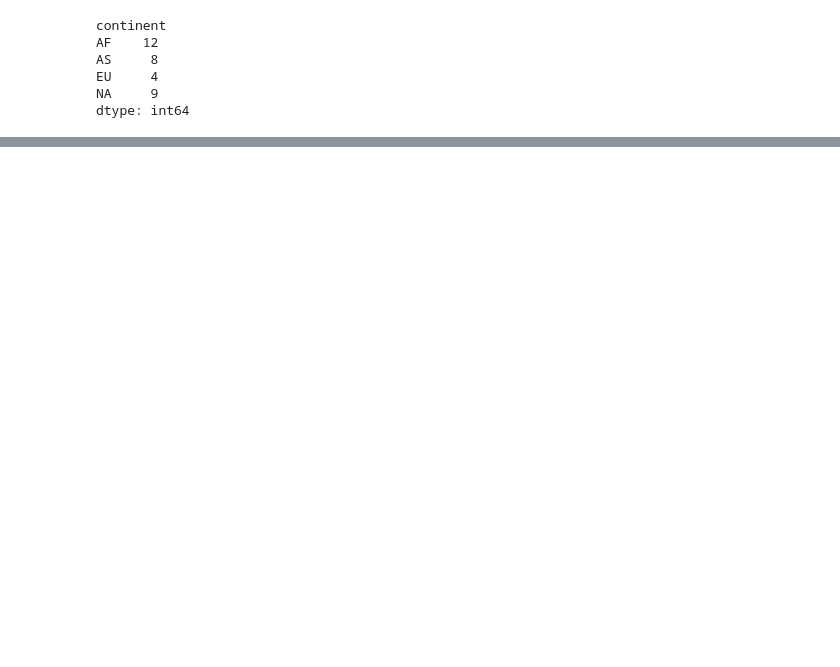
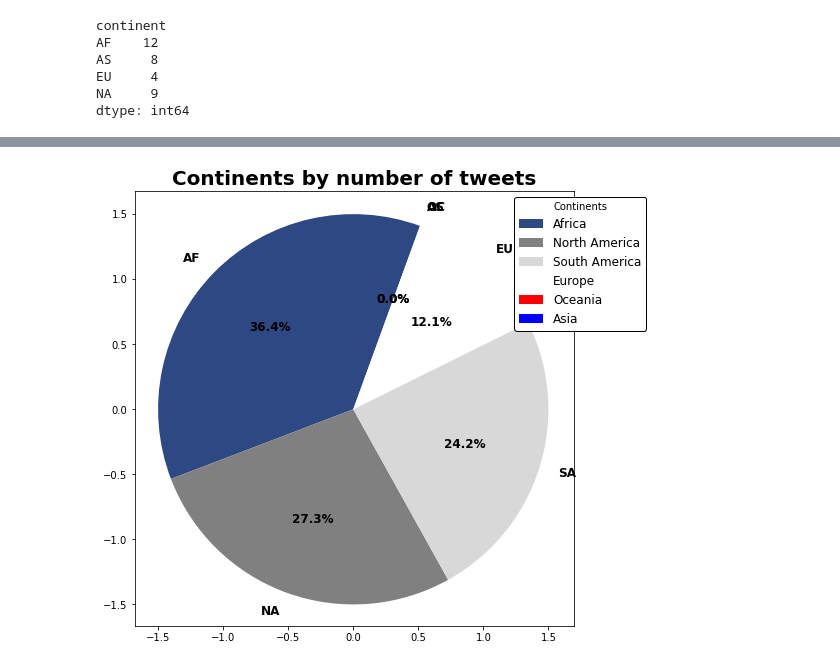
Before and after one commit to Ayoubkassi/Twitter_Comercial_Segments, a Jupyter notebook: Data_analysis.ipynb, the cells around one changed output, grey strips where cells are left out. Saved outputs shown, nothing was run; the diff lists cells and outputs as text; code cells hidden in the pictures; blank space fills up the shorter version.

```diff
--- a/Data_analysis.ipynb
+++ b/Data_analysis.ipynb
@@ -174,0 +154,37 @@ plt.show()
+# %%
+
+s = [12, 9, 8, 4, 0, 0]
+new = ['AF', 'NA', 'SA', 'EU', 'OC', 'AS']
+explode = (0, 0, 0, 0, 0, 0)
+
+colors = ['#2e4884', 'grey', '#d8d8d8', 'w', 'r', 'b']
+
+fig, ax = plt.subplots(figsize=(8, 8))
+patches, texts, autotexts = ax.pie(s, explode=explode, labels=new,
+                                   colors=colors,
+                                   autopct='%1.1f%%',
+                                   shadow=False,
+                                   startangle=70,
+                                   radius=1.5,
+                                   frame=True,
+                                   textprops={'fontsize': 12,
+                                              'color': 'black',
+                                              'weight': 'bold'})
+
+# Add legend
+legend_labels = ['Africa', 'North America', 'South America',
+                 'Europe', 'Oceania', 'Asia']
+legend_colors = [colors[i] for i in range(len(new))]
+ax.legend(legend_labels, title="Continents", loc="upper left",
+          bbox_to_anchor=(0.85, 1), fontsize=12,
+          frameon=True, framealpha=1, fancybox=True, edgecolor="black",
+          facecolor="white")
+
+# Add title and subtitle
+ax.set_title("Continents by number of tweets", fontsize=20, weight="bold")
+
+# Set aspect ratio to be equal and display the chart
+ax.set_aspect('equal')
+plt.show()
+# %% [output]
+[figure, added]
```
Also changed, not shown: parts of 1 cell of this notebook.
